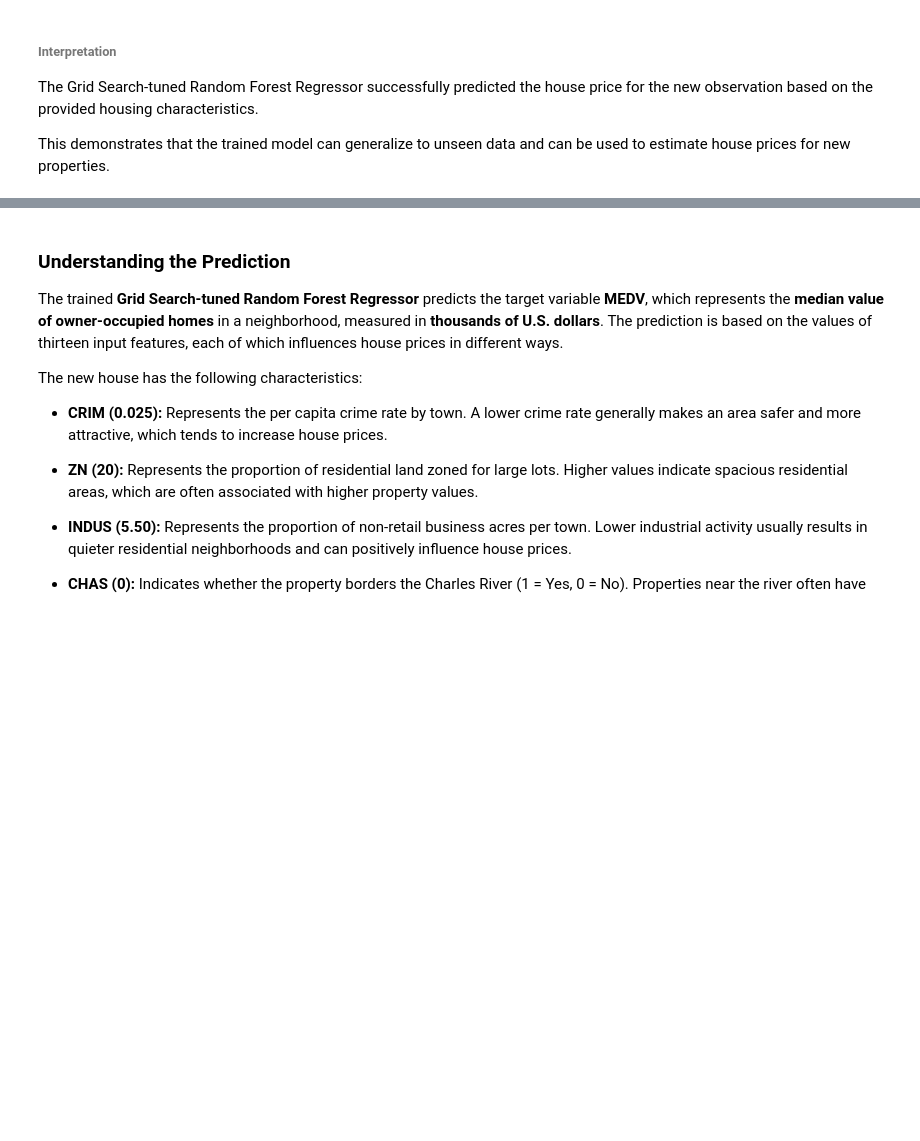
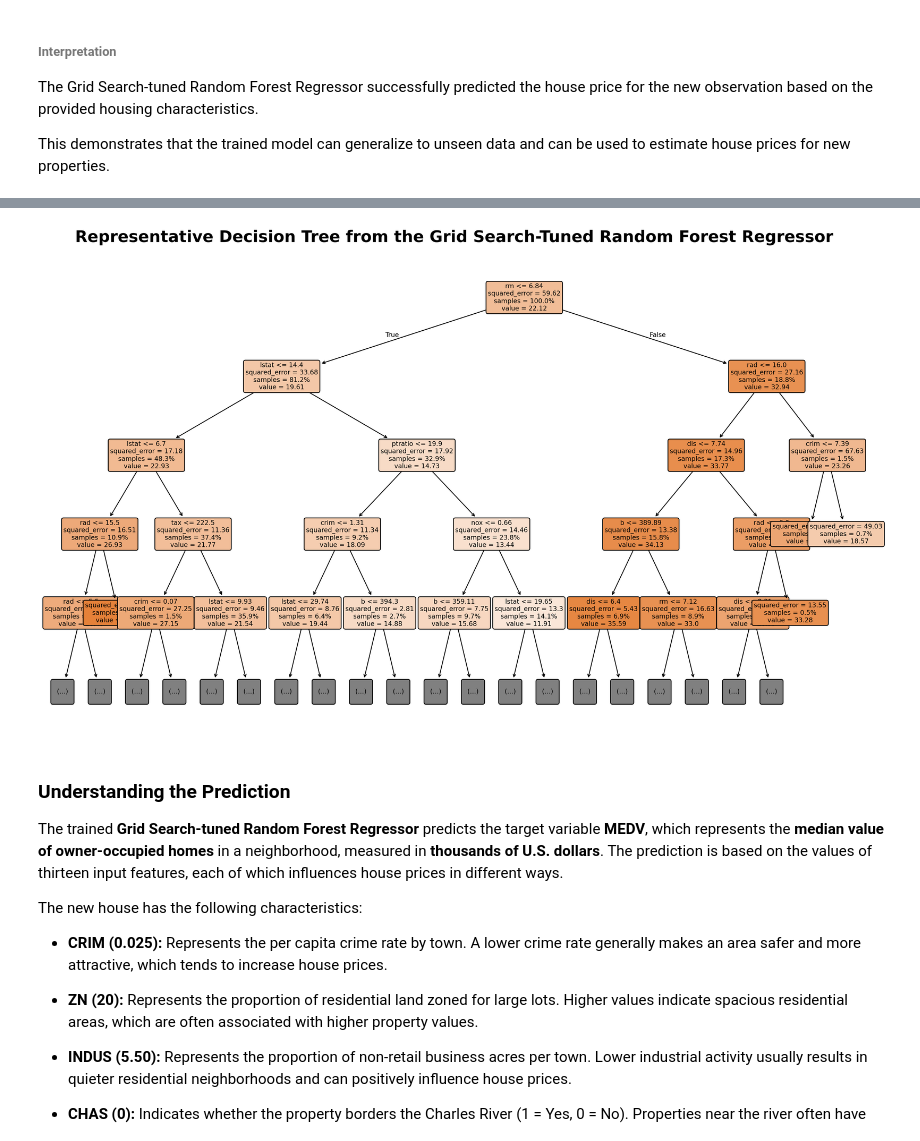
Before and after one commit to Clinton1029/Bostonhousing1, a Jupyter notebook: Bostonhousing.ipynb, the cells around one changed output, grey strips where cells are left out. Cells and saved outputs as stored; diff of their text form; code cells hidden in the pictures; blank space fills up the shorter version.

```diff
--- a/Bostonhousing.ipynb
+++ b/Bostonhousing.ipynb
@@ -923,3 +935,40 @@ The Grid Search-tuned Random Forest Regressor successfully predicted the house p
+# %%
+
+# Create a high-quality figure
+fig, ax = plt.subplots(figsize=(15, 9), dpi=300)
+
+# Plot a representative decision tree from the Random Forest
+plot_tree(
+    decision_tree=best_grid_model.estimators_[0],
+    feature_names=X.columns,
+    filled=True,
+    rounded=True,
+    impurity=True,
+    proportion=True,
+    precision=2,
+    max_depth=4,
+    fontsize=8,
+    ax=ax
+)
+
+# Add a professional title
+ax.set_title(
+    "Representative Decision Tree from the Grid Search-Tuned Random Forest Regressor",
+    fontsize=20,
+    fontweight="bold",
+    pad=20
+)
+
+# Remove unnecessary axes
+ax.set_axis_off()
+
+# Adjust layout
+plt.tight_layout()
+
+# Display the figure
+plt.show()
+# %% [output]
+[figure, added]
 # %% [markdown]
 ### Understanding the Prediction
 
```
Also changed, not shown: parts of 3 cells of this notebook.
